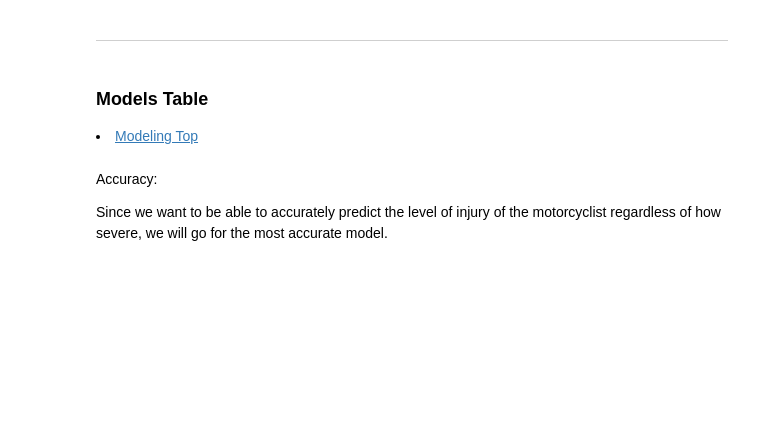
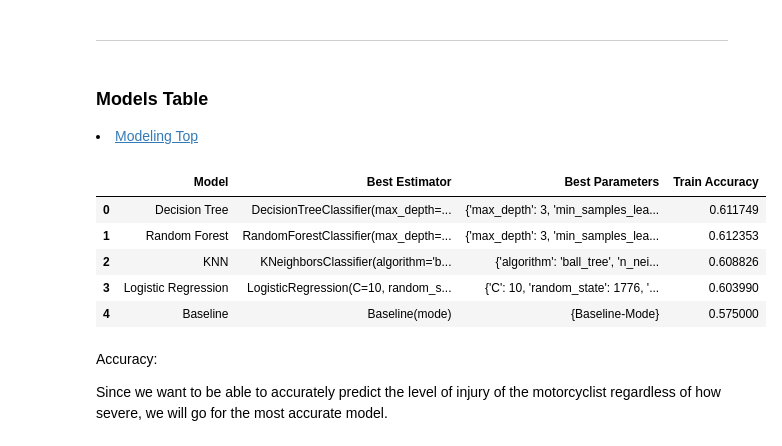
Before and after one commit to tex-wrex/tex-wrex, a Jupyter notebook: Jared/final_report.ipynb, the cells around one changed output. Cells and saved outputs as stored; diff of their text form; code cells hidden in the pictures; blank space fills up the shorter version.

Commit message:
Checked to see if models displayed properly

```diff
--- a/Jared/final_report.ipynb
+++ b/Jared/final_report.ipynb
@@ -325,7 +325,15 @@ It would appear that the time of day, day of week, rainy weather conditions, and
 <li><a href='#model'>Modeling Top</a></li>
 # %%
 # From the 'final.py' file...
-# Get the scores of the baseline and 4 unique models
+# Get the scores of the baseline and the 4 best unique models
+f.models()
+# %% [output]
+|  | Model | Best Estimator | Best Parameters | Train Accuracy |
+| 0 | Decision Tree | DecisionTreeClassifier(max_depth=... | {'max_depth': 3, 'min_samples_lea... | 0.611749 |
+| 1 | Random Forest | RandomForestClassifier(max_depth=... | {'max_depth': 3, 'min_samples_lea... | 0.612353 |
+| 2 | KNN | KNeighborsClassifier(algorithm='b... | {'algorithm': 'ball_tree', 'n_nei... | 0.608826 |
+| 3 | Logistic Regression | LogisticRegression(C=10, random_s... | {'C': 10, 'random_state': 1776, '... | 0.603990 |
+| 4 | Baseline | Baseline(mode) | {Baseline-Mode} | 0.575000 |
 # %% [markdown]
 Accuracy:
 
```
Also changed, not shown: parts of 2 cells of this notebook.
